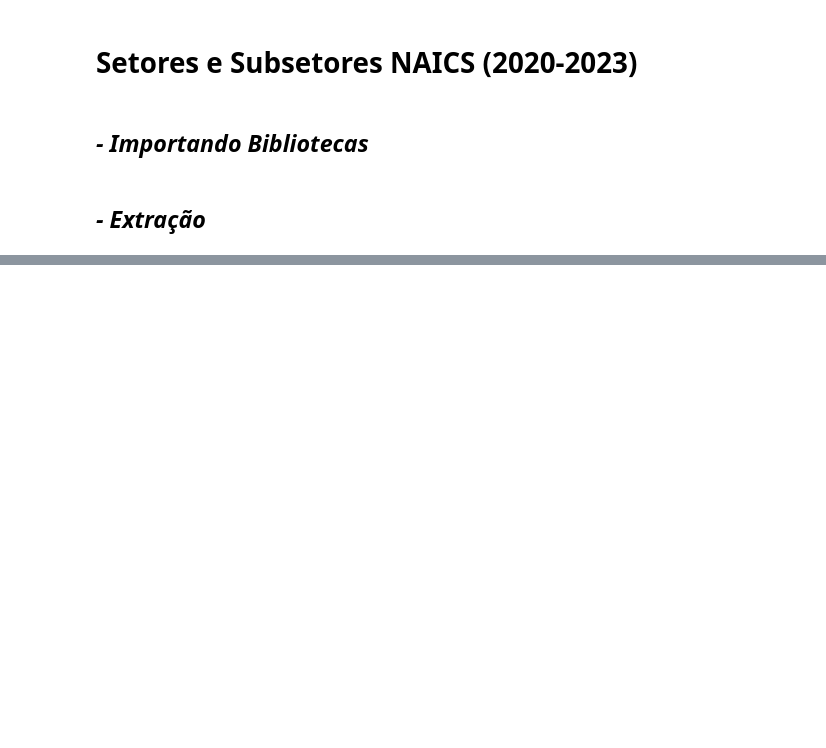
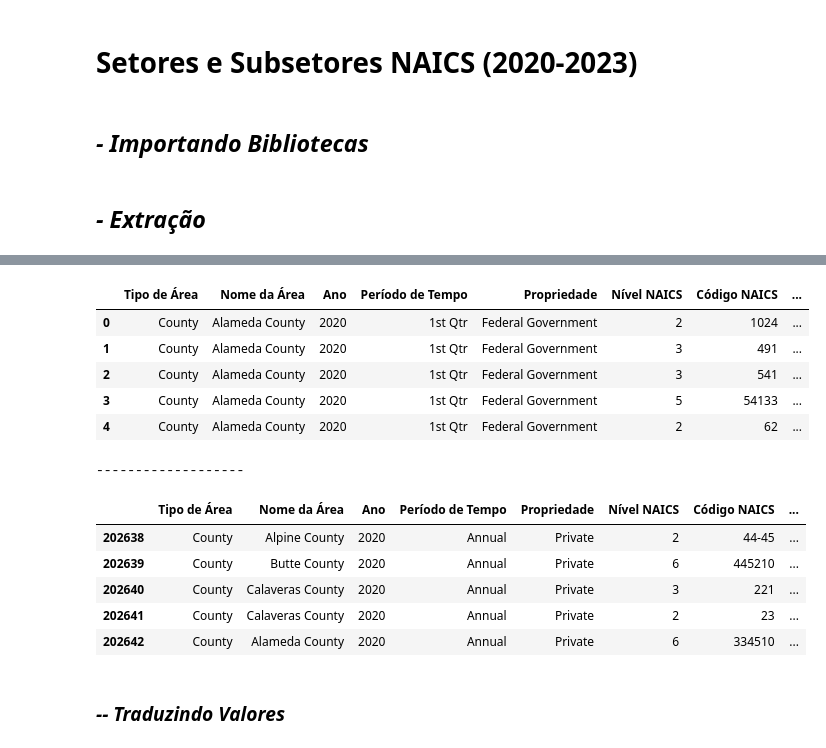
Before and after one commit to JuanVargas2004/Consuelo-Projeto-Final, a Jupyter notebook: tratando_arquivo.ipynb, the cells around one changed output, grey strips where cells are left out. Cells and saved outputs as stored; diff of their text form; code cells hidden in the pictures; blank space fills up the shorter version.

```diff
--- a/tratando_arquivo.ipynb
+++ b/tratando_arquivo.ipynb
@@ -191,0 +278,25 @@ wget.download(url, "Dados/Landing/qcew2023.csv")
+# %%
+df_anual = df[df['Período de Tempo'] == 'Annual']
+df_trimestral = df[df['Período de Tempo'] != 'Annual']
+
+df = df_trimestral # Backup código
+# %%
+display(df.head())
+print("\n-------------------\n")
+display(df_anual.head())
+# %% [output]
+|  | Tipo de Área | Nome da Área | Ano | Período de Tempo | Propriedade | Nível NAICS | Código NAICS | ... |
+| 0 | County | Alameda County | 2020 | 1st Qtr | Federal Government | 2 | 1024 | ... |
+| 1 | County | Alameda County | 2020 | 1st Qtr | Federal Government | 3 | 491 | ... |
+| 2 | County | Alameda County | 2020 | 1st Qtr | Federal Government | 3 | 541 | ... |
+| 3 | County | Alameda County | 2020 | 1st Qtr | Federal Government | 5 | 54133 | ... |
+| 4 | County | Alameda County | 2020 | 1st Qtr | Federal Government | 2 | 62 | ... |
+-------------------
+|  | Tipo de Área | Nome da Área | Ano | Período de Tempo | Propriedade | Nível NAICS | Código NAICS | ... |
+| 202638 | County | Alpine County | 2020 | Annual | Private | 2 | 44-45 | ... |
+| 202639 | County | Butte County | 2020 | Annual | Private | 6 | 445210 | ... |
+| 202640 | County | Calaveras County | 2020 | Annual | Private | 3 | 221 | ... |
+| 202641 | County | Calaveras County | 2020 | Annual | Private | 2 | 23 | ... |
+| 202642 | County | Alameda County | 2020 | Annual | Private | 6 | 334510 | ... |
+# %% [markdown]
+### *-- Traduzindo Valores*
```
Also changed, not shown: parts of 15 cells of this notebook, 1 other file.
